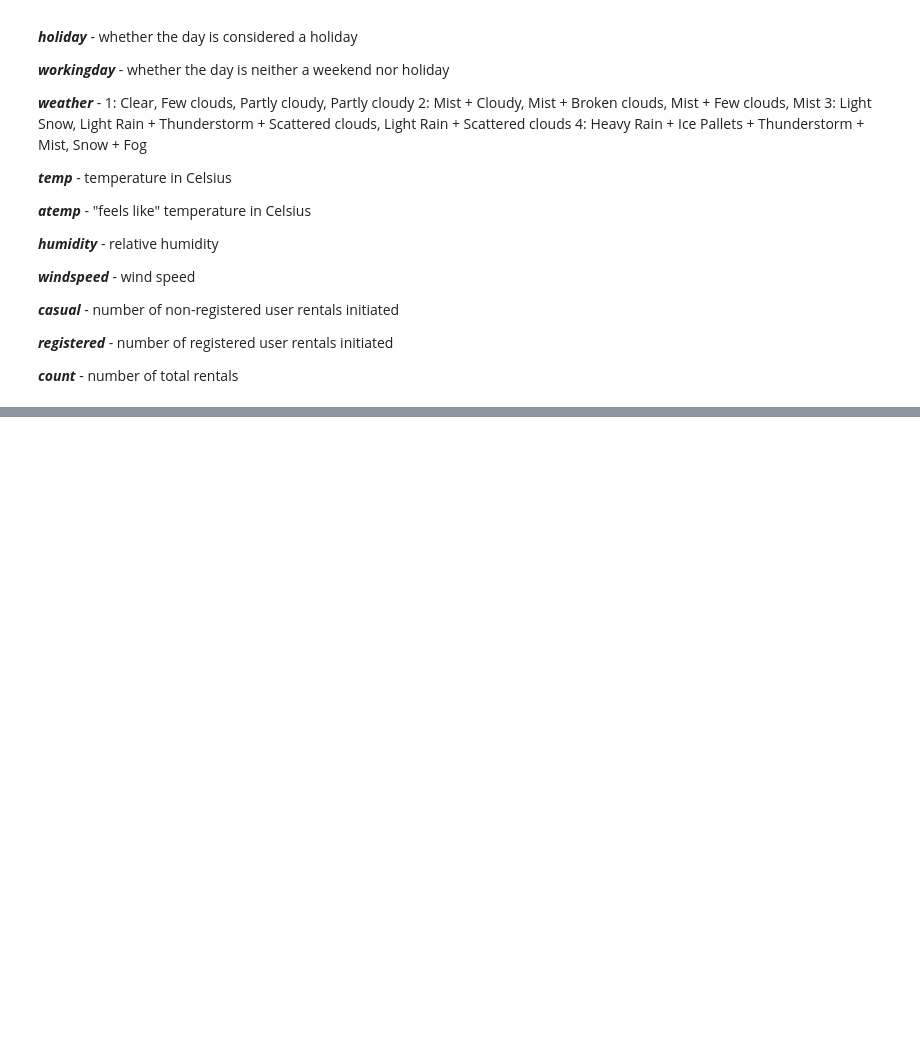
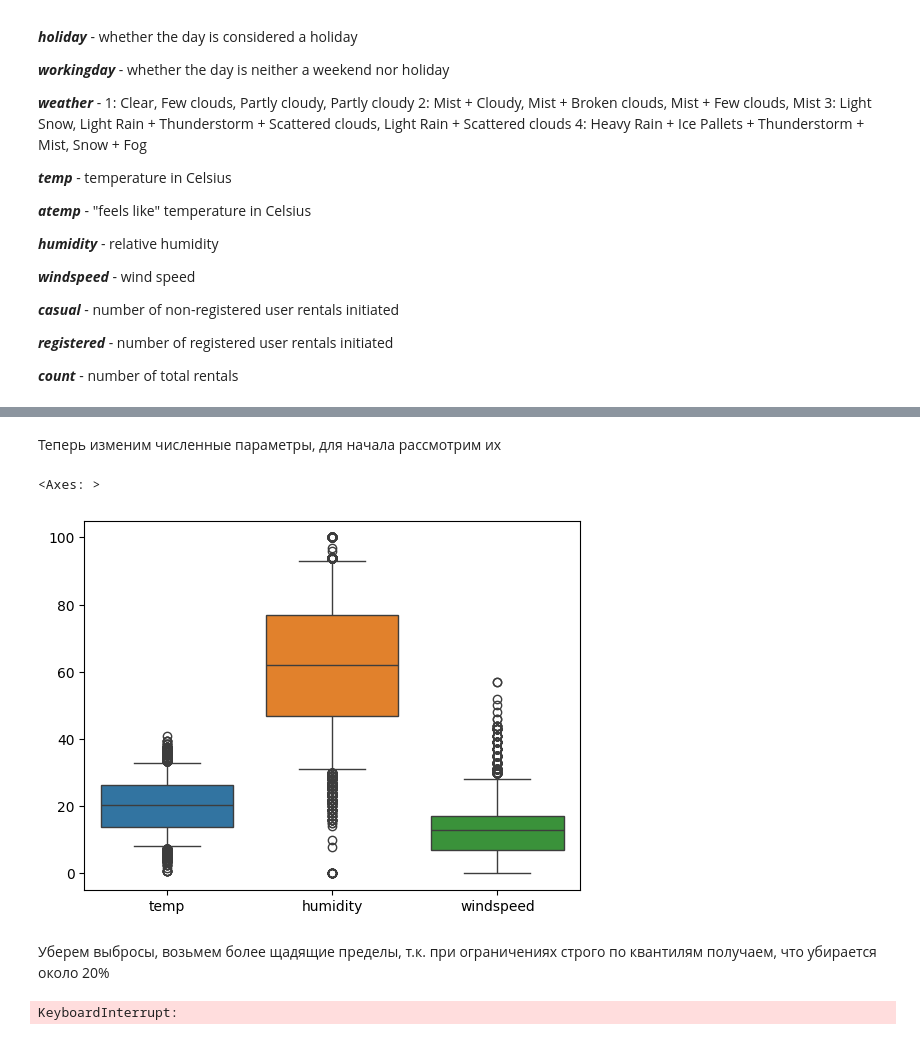
Before and after one commit to dolaprolorap/DS-homework, a Jupyter notebook: lab4/Задание 2.ipynb, the cells around one changed output, grey strips where cells are left out. Cells and saved outputs as stored; diff of their text form; code cells hidden in the pictures; blank space fills up the shorter version.

```diff
--- a/lab4/Задание 2.ipynb
+++ b/lab4/Задание 2.ipynb
@@ -70,3 +94,17 @@ X_train, X_test, y_train, y_test = train_test_split(X, y, test_size=0.3, random_
+# %%
+numeric_cols = ['temp',
+                'humidity',
+                'windspeed']
+cat_cols = ['season',
+            'weather',
+            'holiday',
+            'workingday',
+            'hour',
+            'day',
+            'month',
+            'year',
+            'day_type',
+            'daytime']
 # %% [markdown]
 ***datetime*** - hourly date + timestamp
 
@@ -223,0 +148,21 @@ rmse:  95.69905599467975
+# %% [markdown]
+Теперь изменим численные параметры, для начала рассмотрим их
+# %%
+sns.boxplot(data=X_train[numeric_cols], whis=[5, 95])
+# %% [output]
+<Axes: >
+[figure, added]
+# %% [markdown]
+Уберем выбросы, возьмем более щадящие пределы, т.к. при ограничениях строго по квантилям получаем, что убирается около 20%
+# %%
+both = pd.concat([X_train, y_train], axis=1)
+
+for feature in ['temp', 'humidity', 'windspeed']:
+  Q1 = X_train[feature].quantile(0.05)
+  Q3 = X_train[feature].quantile(0.95)
+  both = both[(1.7 * both[feature] >= Q1) & (both[feature] <= 1.7 * Q3)]
+
+X_train = both[X_train.columns]
+y_train = both[y_train.columns]
+# %% [output]
+KeyboardInterrupt:
```
Also changed, not shown: parts of 18 cells of this notebook, 2 other files.
